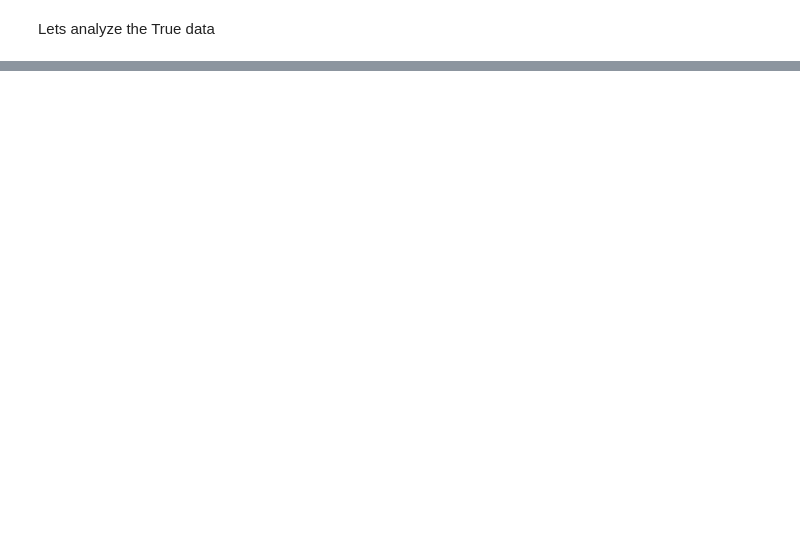
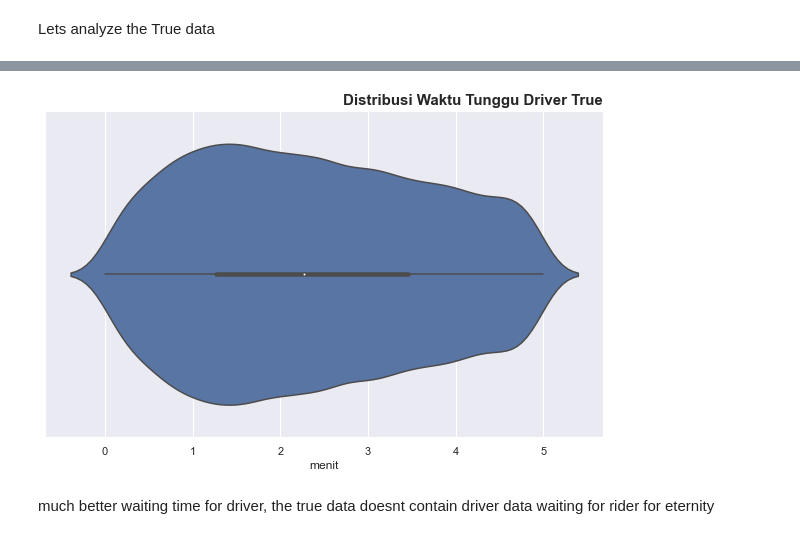
Before and after one commit to enricoroselino/GGU-3-Uber-VTRIP, a Jupyter notebook: EDA.ipynb, the cells around one changed output, grey strips where cells are left out. Saved outputs shown, nothing was run; the diff lists cells and outputs as text; code cells hidden in the pictures; blank space fills up the shorter version.

```diff
--- a/EDA.ipynb
+++ b/EDA.ipynb
@@ -478,2 +513,20 @@ better than before, the speed maxed at 70.055769... not intergalactic spaceship
+# %%
+# plot wait_sec distribution
+plt.figure(figsize=(10, 6))
+
+with sns.axes_style(style="darkgrid"):
+    sns.violinplot(x=true_data["wait_sec"] / 60)
+
+plt.title(
+    "Distribusi Waktu Tunggu Driver True",
+    loc="right",
+    fontweight="bold",
+    size=15
+)
+plt.xlabel("menit");
+# %% [output]
+[figure, added]
+# %% [markdown]
+much better waiting time for driver, the true data doesnt contain driver data waiting for rider for eternity
 # %%
 !jupyter-nbconvert --to PDFviaHTML EDA.ipynb
```
Also changed, not shown: parts of 9 cells of this notebook.
